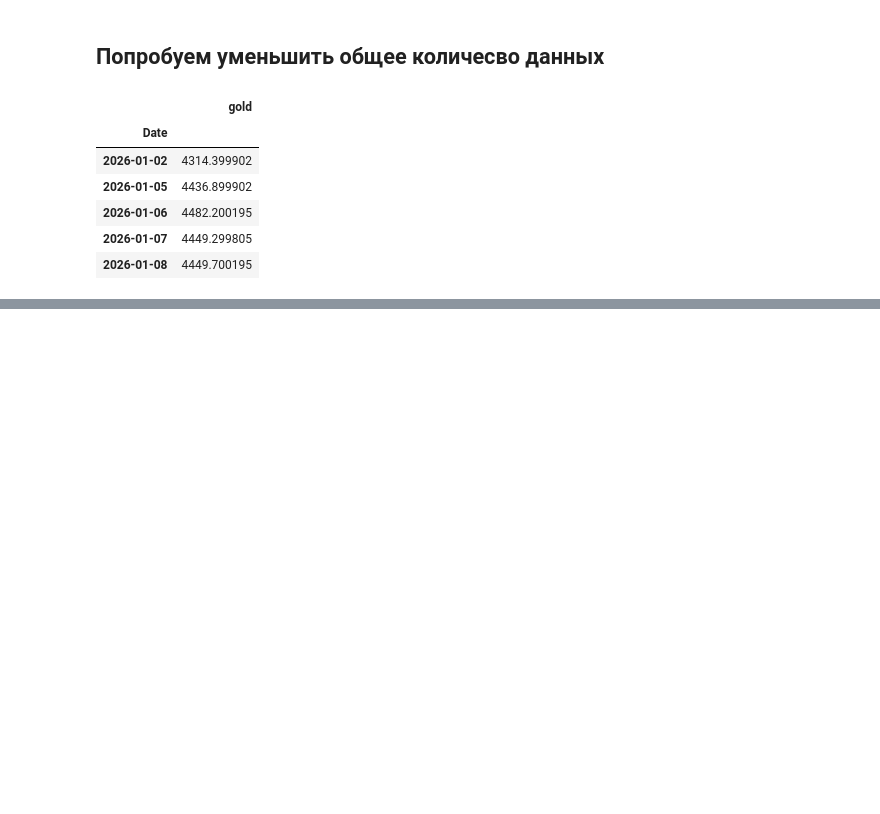
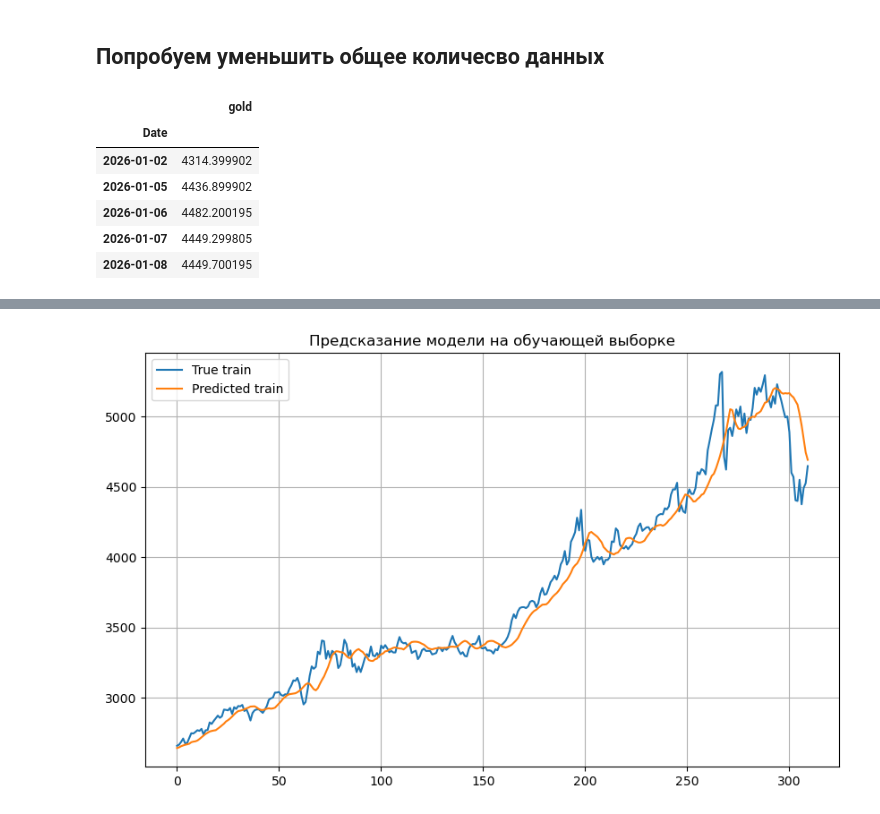
Before and after one commit to egoricsss/AI_labs, a Jupyter notebook: lab_1/lab_1.ipynb, the cells around one changed output, grey strips where cells are left out. Cells and saved outputs as stored; diff of their text form; code cells hidden in the pictures; blank space fills up the shorter version.

```diff
--- a/lab_1/lab_1.ipynb
+++ b/lab_1/lab_1.ipynb
@@ -660,0 +618,11 @@ plt.grid()
+# %%
+plt.figure(figsize=(10, 6))
+
+plt.plot(y_val, label="True train")
+plt.plot(y_val_pred, label="Predicted train")
+
+plt.title("Предсказание модели на обучающей выборке")
+plt.legend()
+plt.grid()
+# %% [output]
+[figure, added]
```
Also changed, not shown: parts of 20 cells of this notebook, 2 other files.
